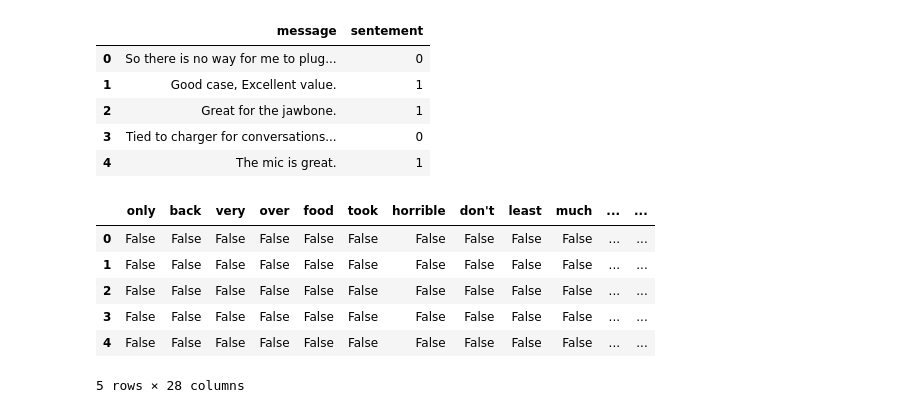
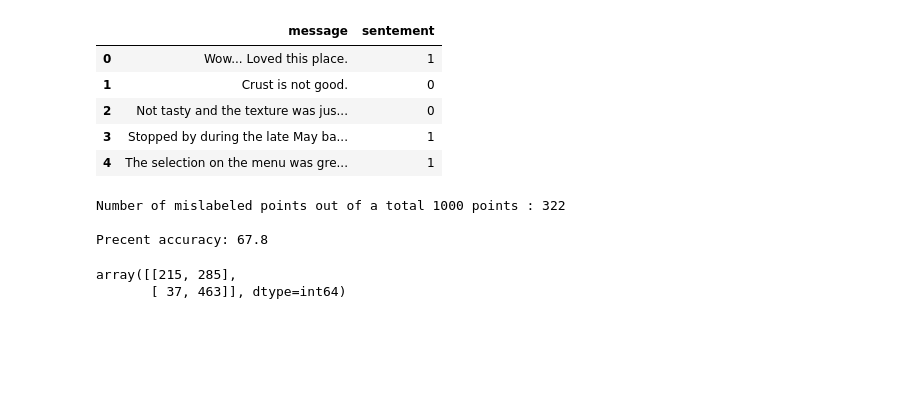
Before and after one commit to ktseringchem/ThinkfulProjects, a Jupyter notebook: Thinkful Projects/Challenge, Feedback analysis.ipynb, the cells around one changed output. Cells and saved outputs as stored; diff of their text form; code cells hidden in the pictures; blank space fills up the shorter version.

```diff
--- a/Thinkful Projects/Challenge, Feedback analysis.ipynb
+++ b/Thinkful Projects/Challenge, Feedback analysis.ipynb
@@ -9,16 +13,16 @@ import seaborn as sns
 # %%
 review_raw = pd.read_csv('yelp_labelled.txt', delimiter= '\t', header=None)
-amazon_raw = pd.read_csv('amazon_cells_labelled.txt', delimiter= '\t', header=None)
+
 review_raw.columns = ['message', 'sentement']
-amazon_raw.columns = ['message', 'sentement']
-amazon_raw.head()
+
+review_raw.head()
 # %% [output]
 |  | message | sentement |
-| 0 | So there is no way for me to plug... | 0 |
-| 1 | Good case, Excellent value. | 1 |
-| 2 | Great for the jawbone. | 1 |
-| 3 | Tied to charger for conversations... | 0 |
-| 4 | The mic is great. | 1 |
+| 0 | Wow... Loved this place. | 1 |
+| 1 | Crust is not good. | 0 |
+| 2 | Not tasty and the texture was jus... | 0 |
+| 3 | Stopped by during the late May ba... | 1 |
+| 4 | The selection on the menu was gre... | 1 |
 # %%
 keywords = [ 'only', 'back', 'very', 'over', 'food', 'took', 'horrible', 'don\'t', 'least', 'much', 'excuse', 'down', 'bad', 'any', 'sucks', 'final', 'worst', 'hate', 'hated', 'never','not', 'slow', 'nasty', 'angry', 'didn\'t', 'poor', 'no']
 # %%
@@ -31,3 +35,30 @@ for key in keywords:
     )
 
 review_raw['allcaps'] = review_raw.message.str.isupper()
+
+data = review_raw[keywords + ['allcaps']]
+target = review_raw['sentement']
+
+# Our data is binary / boolean, so we're importing the Bernoulli classifier.
+from sklearn.naive_bayes import BernoulliNB
+
+# Instantiate our model and store it in a new variable.
+bnb = BernoulliNB()
+
+# Fit our model to the data.
+bnb.fit(data, target)
+
+# Classify, storing the result in a new variable.
+y_pred = bnb.predict(data)
+
+# Display our results.
+print("Number of mislabeled points out of a total {} points : {} \n".format(data.shape[0], (target != y_pred).sum()))
+
+print('Precent accuracy: {} \n'.format(100*(1000-322)/1000))
+confusion_matrix(target, y_pred)
+# %% [output]
+Number of mislabeled points out of a total 1000 points : 322
+
+Precent accuracy: 67.8
+array([[215, 285],
+       [ 37, 463]], dtype=int64)
@@ -44,12 +64,0 @@ amazon_raw['allcaps'] = amazon_raw.message.str.isupper()
-# %%
-data = review_raw[keywords + ['allcaps'] ]
-data2 = amazon_raw[keywords + ['allcaps'] ]
-data2.head()
-# %% [output]
-|  | only | back | very | over | food | took | horrible | don't | least | much | ... | ... |
-| 0 | False | False | False | False | False | False | False | False | False | False | ... | ... |
-| 1 | False | False | False | False | False | False | False | False | False | False | ... | ... |
-| 2 | False | False | False | False | False | False | False | False | False | False | ... | ... |
-| 3 | False | False | False | False | False | False | False | False | False | False | ... | ... |
-| 4 | False | False | False | False | False | False | False | False | False | False | ... | ... |
-5 rows × 28 columns
```
Also changed, not shown: parts of 19 cells of this notebook.
